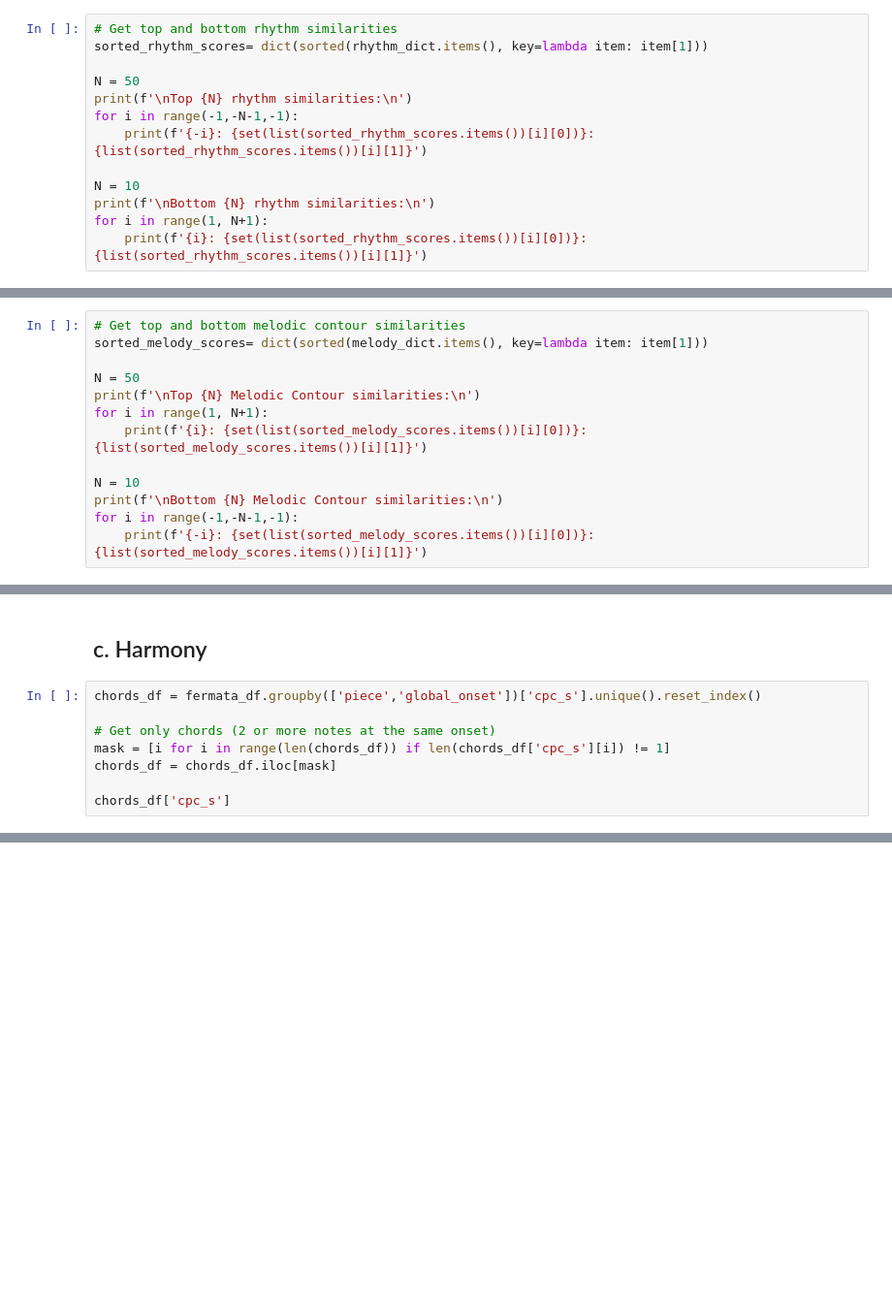
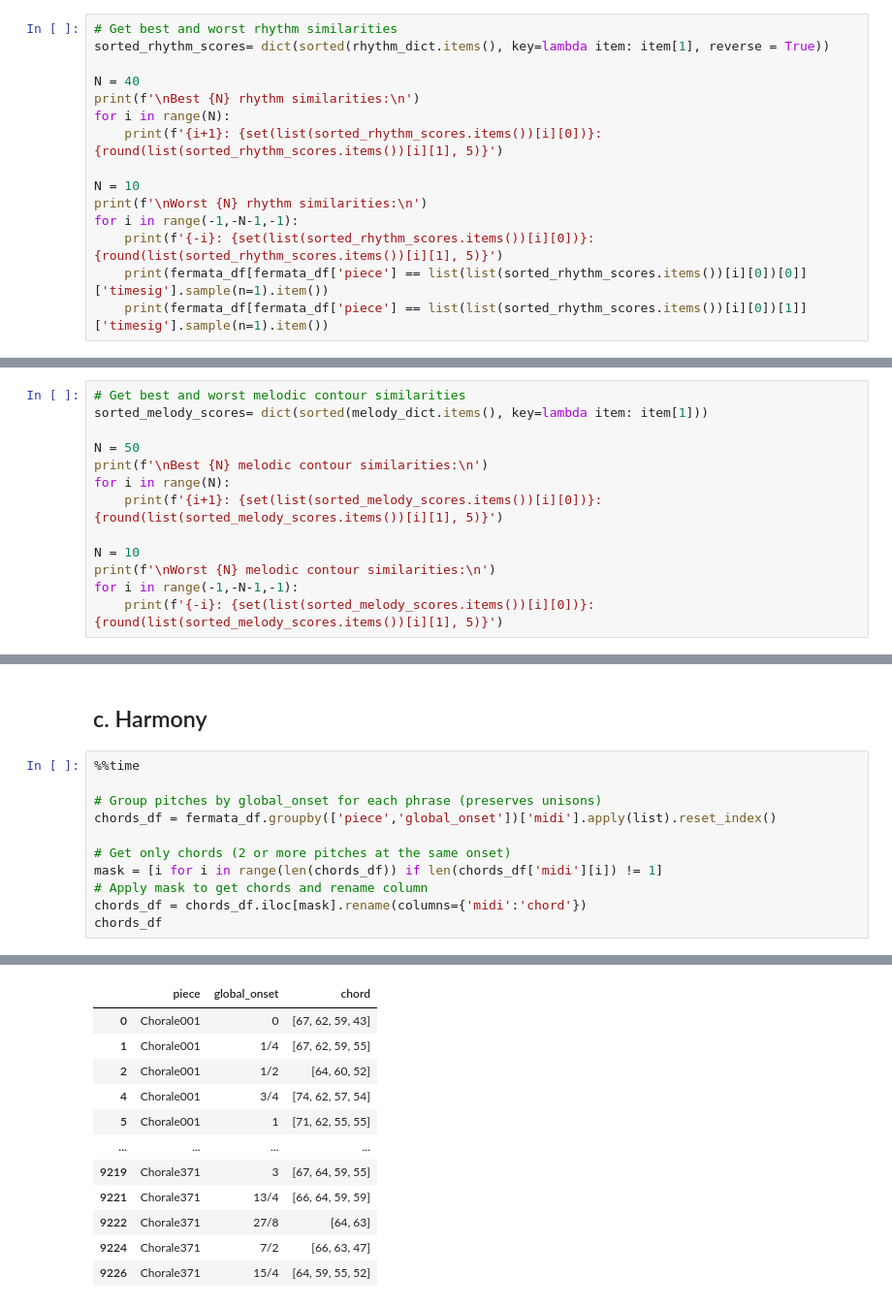
Before and after one commit to mikqs/digital-musicology, a Jupyter notebook: Group_6_A3/Group_6_A3.ipynb, the cells around one changed output, grey strips where cells are left out. Shown at 97% size. Saved outputs shown, nothing was run; the diff lists cells and outputs as text; blank space fills up the shorter version.

```diff
--- a/Group_6_A3/Group_6_A3.ipynb
+++ b/Group_6_A3/Group_6_A3.ipynb
@@ -171,14 +233,16 @@ for pair in piece_pairs:
 # %%
-# Get top and bottom rhythm similarities
-sorted_rhythm_scores= dict(sorted(rhythm_dict.items(), key=lambda item: item[1]))
+# Get best and worst rhythm similarities
+sorted_rhythm_scores= dict(sorted(rhythm_dict.items(), key=lambda item: item[1], reverse = True))
 
-N = 50
-print(f'\nTop {N} rhythm similarities:\n')
-for i in range(-1,-N-1,-1):
-    print(f'{-i}: {set(list(sorted_rhythm_scores.items())[i][0])}: {list(sorted_rhythm_scores.items())[i][1]}')
+N = 40
+print(f'\nBest {N} rhythm similarities:\n')
+for i in range(N):
+    print(f'{i+1}: {set(list(sorted_rhythm_scores.items())[i][0])}: {round(list(sorted_rhythm_scores.items())[i][1], 5)}')
 
 N = 10
-print(f'\nBottom {N} rhythm similarities:\n')
-for i in range(1, N+1):
-    print(f'{i}: {set(list(sorted_rhythm_scores.items())[i][0])}: {list(sorted_rhythm_scores.items())[i][1]}')
+print(f'\nWorst {N} rhythm similarities:\n')
+for i in range(-1,-N-1,-1):
+    print(f'{-i}: {set(list(sorted_rhythm_scores.items())[i][0])}: {round(list(sorted_rhythm_scores.items())[i][1], 5)}')
+    print(fermata_df[fermata_df['piece'] == list(list(sorted_rhythm_scores.items())[i][0])[0]]['timesig'].sample(n=1).item())
+    print(fermata_df[fermata_df['piece'] == list(list(sorted_rhythm_scores.items())[i][0])[1]]['timesig'].sample(n=1).item())
 # %% [output]
@@ -370,15 +446,15 @@ for pair in piece_pairs:
     melody_dict[frozenset(pair)] = L2_norm
 # %%
-# Get top and bottom melodic contour similarities
+# Get best and worst melodic contour similarities
 sorted_melody_scores= dict(sorted(melody_dict.items(), key=lambda item: item[1]))
 
 N = 50
-print(f'\nTop {N} Melodic Contour similarities:\n')
-for i in range(1, N+1):
-    print(f'{i}: {set(list(sorted_melody_scores.items())[i][0])}: {list(sorted_melody_scores.items())[i][1]}')
+print(f'\nBest {N} melodic contour similarities:\n')
+for i in range(N):
+    print(f'{i+1}: {set(list(sorted_melody_scores.items())[i][0])}: {round(list(sorted_melody_scores.items())[i][1], 5)}')
 
 N = 10
-print(f'\nBottom {N} Melodic Contour similarities:\n')
+print(f'\nWorst {N} melodic contour similarities:\n')
 for i in range(-1,-N-1,-1):
-    print(f'{-i}: {set(list(sorted_melody_scores.items())[i][0])}: {list(sorted_melody_scores.items())[i][1]}')
+    print(f'{-i}: {set(list(sorted_melody_scores.items())[i][0])}: {round(list(sorted_melody_scores.items())[i][1], 5)}')
 # %% [output]
@@ -402,11 +478,14 @@ Top 50 Melodic Contour similarities:
 # %% [markdown]
 ## c. Harmony
 # %%
-chords_df = fermata_df.groupby(['piece','global_onset'])['cpc_s'].unique().reset_index()
+%%time
 
-# Get only chords (2 or more notes at the same onset)
-mask = [i for i in range(len(chords_df)) if len(chords_df['cpc_s'][i]) != 1]
-chords_df = chords_df.iloc[mask]
+# Group pitches by global_onset for each phrase (preserves unisons)
+chords_df = fermata_df.groupby(['piece','global_onset'])['midi'].apply(list).reset_index()
 
-chords_df['cpc_s']
+# Get only chords (2 or more pitches at the same onset)
+mask = [i for i in range(len(chords_df)) if len(chords_df['midi'][i]) != 1]
+# Apply mask to get chords and rename column
+chords_df = chords_df.iloc[mask].rename(columns={'midi':'chord'})
+chords_df
 # %% [output]
@@ -424,0 +494,12 @@ Name: cpc_s, Length: 6702, dtype: object
+|  | piece | global_onset | chord |
+| 0 | Chorale001 | 0 | [67, 62, 59, 43] |
+| 1 | Chorale001 | 1/4 | [67, 62, 59, 55] |
+| 2 | Chorale001 | 1/2 | [64, 60, 52] |
+| 4 | Chorale001 | 3/4 | [74, 62, 57, 54] |
+| 5 | Chorale001 | 1 | [71, 62, 55, 55] |
+| ... | ... | ... | ... |
+| 9219 | Chorale371 | 3 | [67, 64, 59, 55] |
+| 9221 | Chorale371 | 13/4 | [66, 64, 59, 59] |
+| 9222 | Chorale371 | 27/8 | [64, 63] |
+| 9224 | Chorale371 | 7/2 | [66, 63, 47] |
+| 9226 | Chorale371 | 15/4 | [64, 59, 55, 52] |
```
Also changed, not shown: parts of 19 cells of this notebook.
